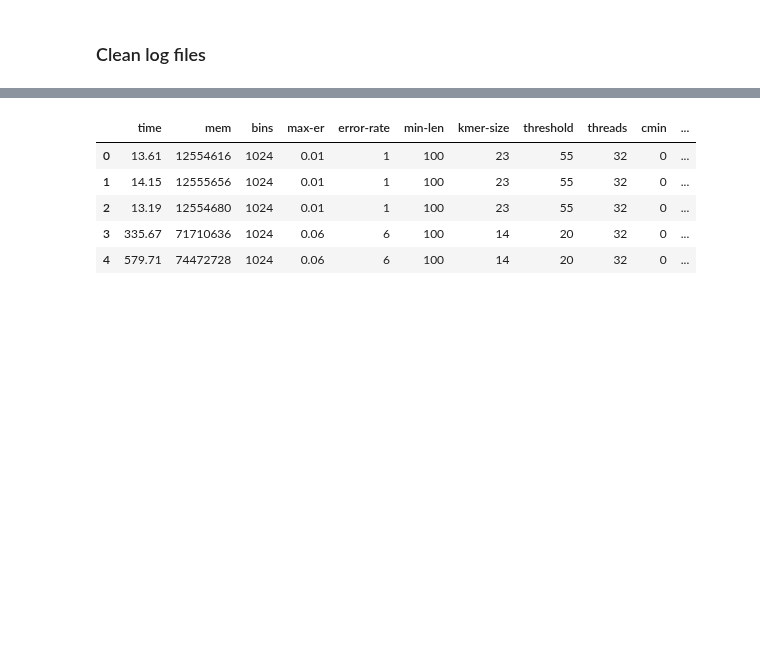
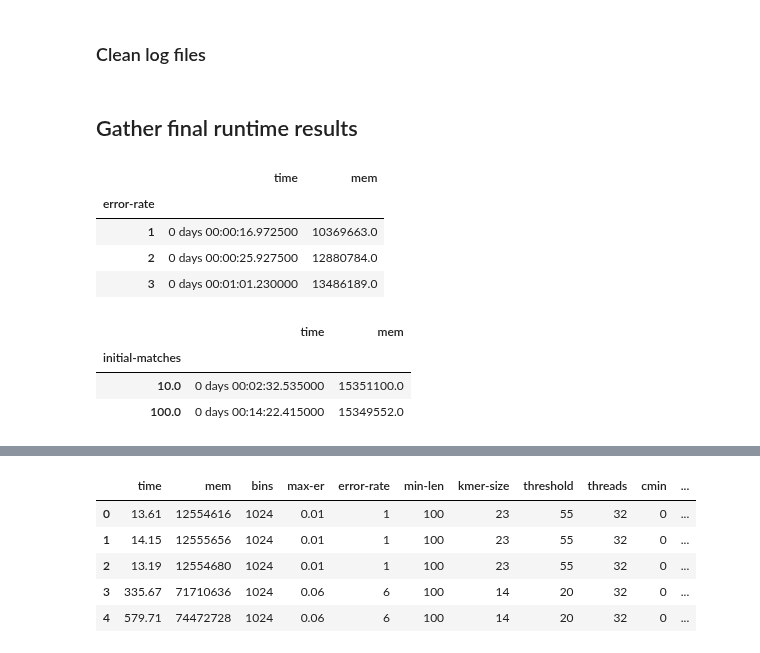
Before and after one commit to eaasna/DREAM-stellar-benchmark, a Jupyter notebook: work-python/runtime-results/Reference genomes (masked).ipynb, the cells around one changed output, grey strips where cells are left out. Drawn from its saved outputs; the diff is of its cells as text; code cells hidden in the pictures; blank space fills up the shorter version.

Commit message:
Update mouse vs fly benchmark

```diff
--- a/work-python/runtime-results/Reference genomes (masked).ipynb
+++ b/work-python/runtime-results/Reference genomes (masked).ipynb
@@ -90,3 +90,31 @@ def give_ungapped_kmer_stats(df):
     df["kmer-weight"] = df["kmer-size"]
     df["shape"] = df["kmer-size"].apply(lambda x: x * "1")
     return df
+# %% [markdown]
+## Gather final runtime results
+# %%
+dirname = "mouse/agrippina/"
+
+time_d = {}
+for tool in ["last", "lastz", "blast", "stellar", "dist_stellar", "search_valik"]:
+    filename = dirname + tool + ".time"
+    df = pd.read_csv(filename, sep = "\t", index_col = None)
+    make_timedelta(df)
+    time_d[tool] = df
+# %%
+time_d["search_valik"]
+time_d["search_valik"].groupby('error-rate')[["time", "mem"]].mean()
+# %% [output]
+|  | time | mem |
+| error-rate |  |  |
+| 1 | 0 days 00:00:16.972500 | 10369663.0 |
+| 2 | 0 days 00:00:25.927500 | 12880784.0 |
+| 3 | 0 days 00:01:01.230000 | 13486189.0 |
+# %%
+time_d["last"] = time_d["last"][time_d["last"]["initial-matches"] > 0]
+time_d["last"].groupby('initial-matches')[["time", "mem"]].mean()
+# %% [output]
+|  | time | mem |
+| initial-matches |  |  |
+| 10.0 | 0 days 00:02:32.535000 | 15351100.0 |
+| 100.0 | 0 days 00:14:22.415000 | 15349552.0 |
```
Also changed, not shown: parts of 5 cells of this notebook, 6 other files.
